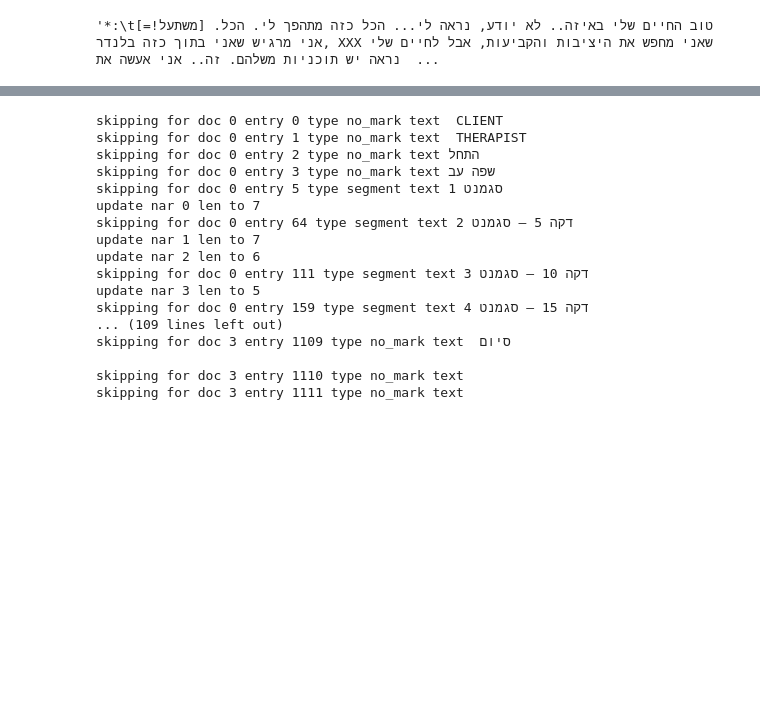
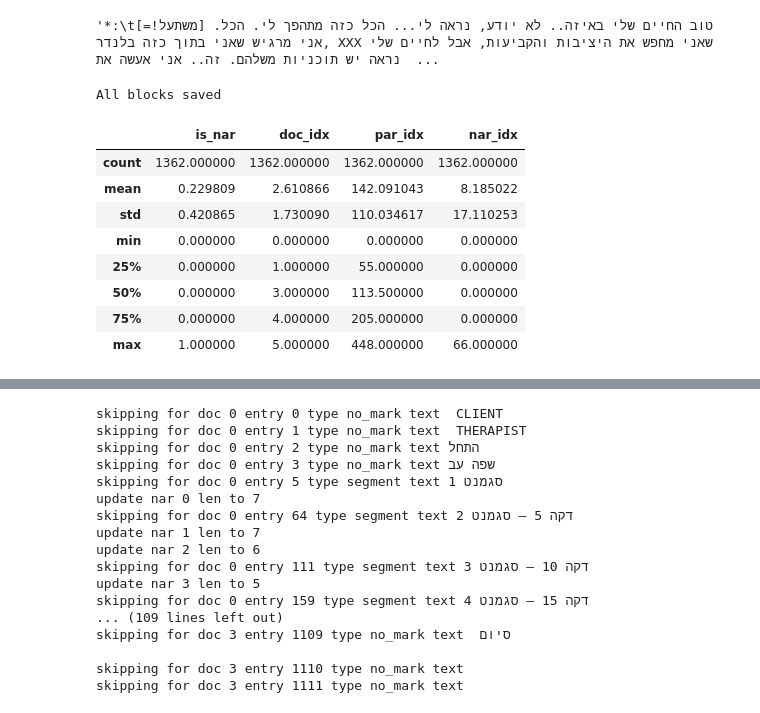
Before and after one commit to Sofy34/personal_strudy, a Jupyter notebook: thesis/01_initial_file.ipynb, the cells around one changed output, grey strips where cells are left out. Drawn from its saved outputs; the diff is of its cells as text; code cells hidden in the pictures; blank space fills up the shorter version.

```diff
--- a/thesis/01_initial_file.ipynb
+++ b/thesis/01_initial_file.ipynb
@@ -101,3 +90,20 @@ doc_utils.plane_par_db.query("nar_per_par >=1")
 doc_utils.plane_par_db.loc[9,'text']
 # %% [output]
 '*:\t[=!משתעל] טוב החיים שלי באיזה.. לא יודע, נראה לי... הכל כזה מתהפך לי. הכל. אני מרגיש שאני בתוך כזה בלנדר, XXX שאני מחפש את היציבות והקביעות, אבל לחיים שלי נראה יש תוכניות משלהם. זה.. אני אעשה את  ...
+# %%
+
+doc_utils.save_all_blocks()
+# %% [output]
+All blocks saved
+# %%
+doc_utils.block_db.describe()
+# %% [output]
+|  | is_nar | doc_idx | par_idx | nar_idx |
+| count | 1362.000000 | 1362.000000 | 1362.000000 | 1362.000000 |
+| mean | 0.229809 | 2.610866 | 142.091043 | 8.185022 |
+| std | 0.420865 | 1.730090 | 110.034617 | 17.110253 |
+| min | 0.000000 | 0.000000 | 0.000000 | 0.000000 |
+| 25% | 0.000000 | 1.000000 | 55.000000 | 0.000000 |
+| 50% | 0.000000 | 3.000000 | 113.500000 | 0.000000 |
+| 75% | 0.000000 | 4.000000 | 205.000000 | 0.000000 |
+| max | 1.000000 | 5.000000 | 448.000000 | 66.000000 |
```
Also changed, not shown: parts of 8 cells of this notebook, 1 other file.
